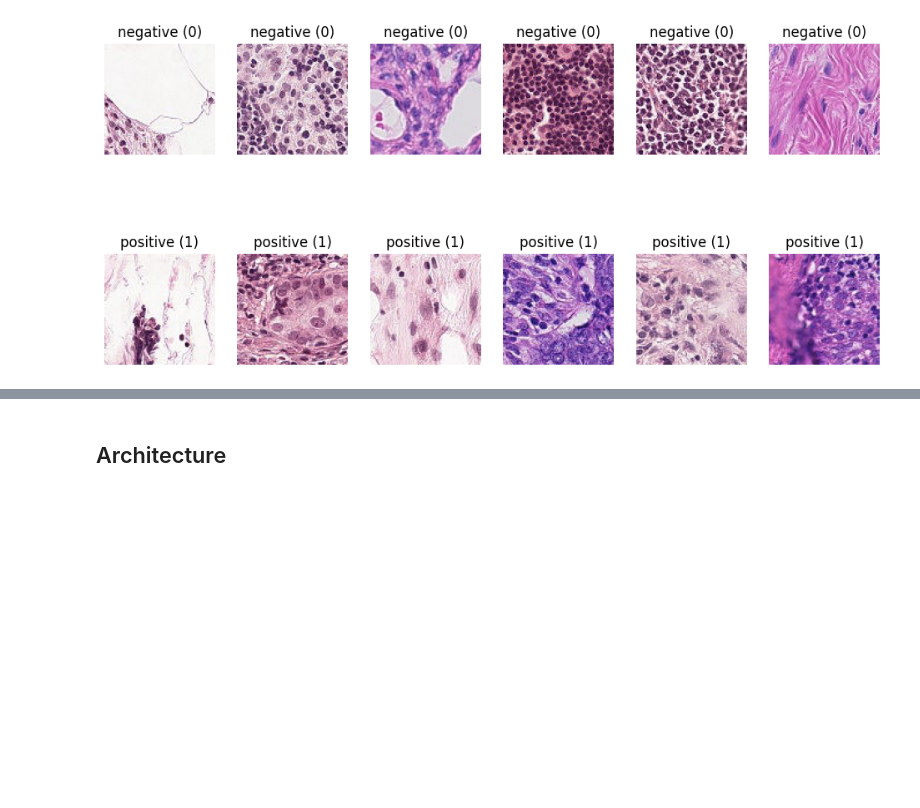
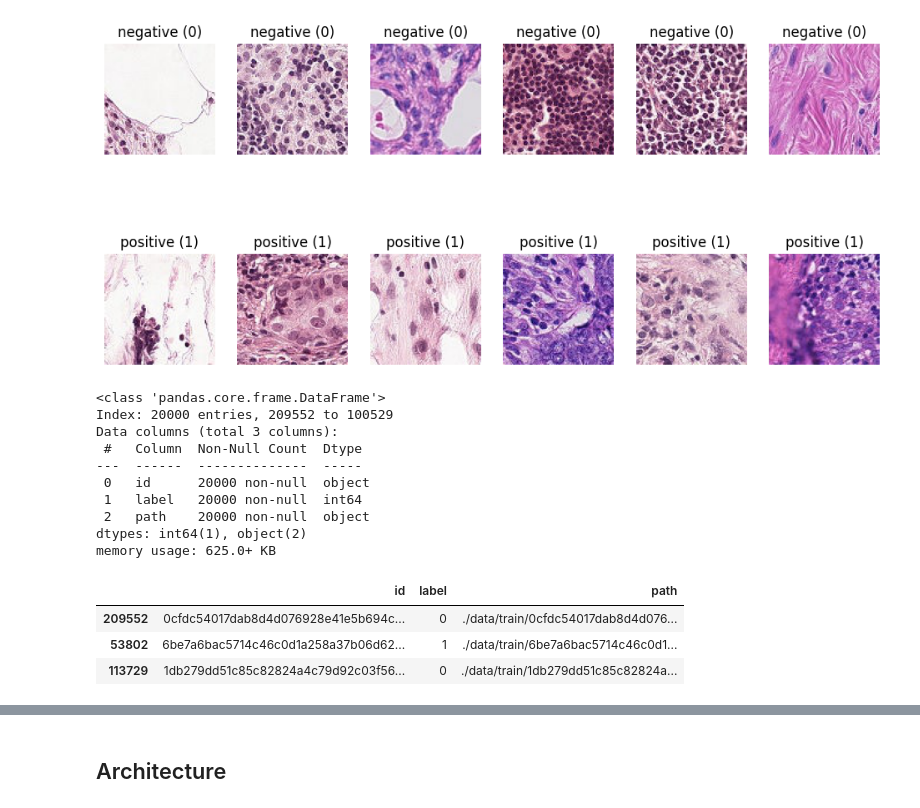
Before and after one commit to FleaBusyBeeBergs/dtsa5511-cnn-cancer-detection, a Jupyter notebook: cnn-cancer-detection.ipynb, the cells around one changed output, grey strips where cells are left out. Drawn from its saved outputs; the diff is of its cells as text; code cells hidden in the pictures; blank space fills up the shorter version.

```diff
--- a/cnn-cancer-detection.ipynb
+++ b/cnn-cancer-detection.ipynb
@@ -153,3 +119,24 @@ for i in range(num_images_to_display):
 plt.show()
 # %% [output]
 [figure]
+# %%
+# thats a huge dataset. i'll take a sample of it
+sample_df = (df_train.sample(n = 20000,
+                             random_state = 5511) )
+sample_df.info()
+sample_df.head(3)
+# %% [output]
+<class 'pandas.core.frame.DataFrame'>
+Index: 20000 entries, 209552 to 100529
+Data columns (total 3 columns):
+ #   Column  Non-Null Count  Dtype
+---  ------  --------------  -----
+ 0   id      20000 non-null  object
+ 1   label   20000 non-null  int64
+ 2   path    20000 non-null  object
+dtypes: int64(1), object(2)
+memory usage: 625.0+ KB
+|  | id | label | path |
+| 209552 | 0cfdc54017dab8d4d076928e41e5b694c... | 0 | ./data/train/0cfdc54017dab8d4d076... |
+| 53802 | 6be7a6bac5714c46c0d1a258a37b06d62... | 1 | ./data/train/6be7a6bac5714c46c0d1... |
+| 113729 | 1db279dd51c85c82824a4c79d92c03f56... | 0 | ./data/train/1db279dd51c85c82824a... |
```
Also changed, not shown: parts of 5 cells of this notebook.
